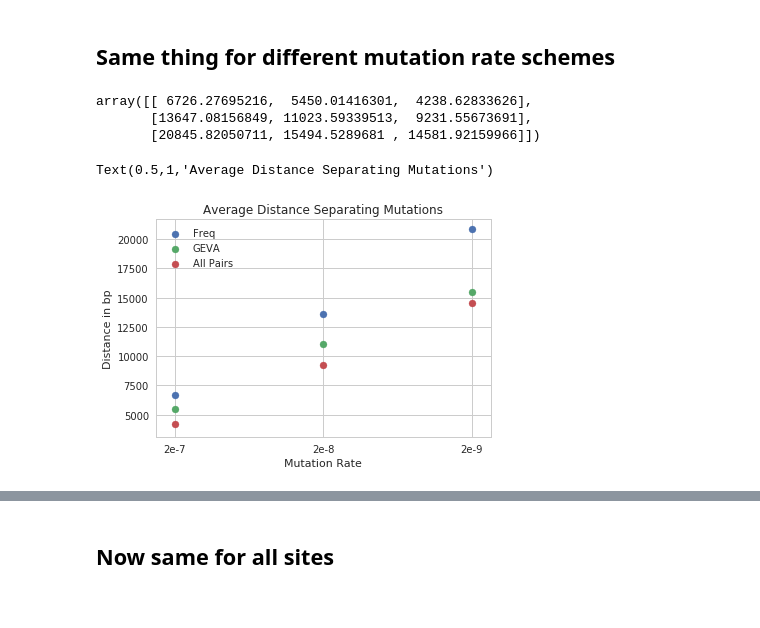
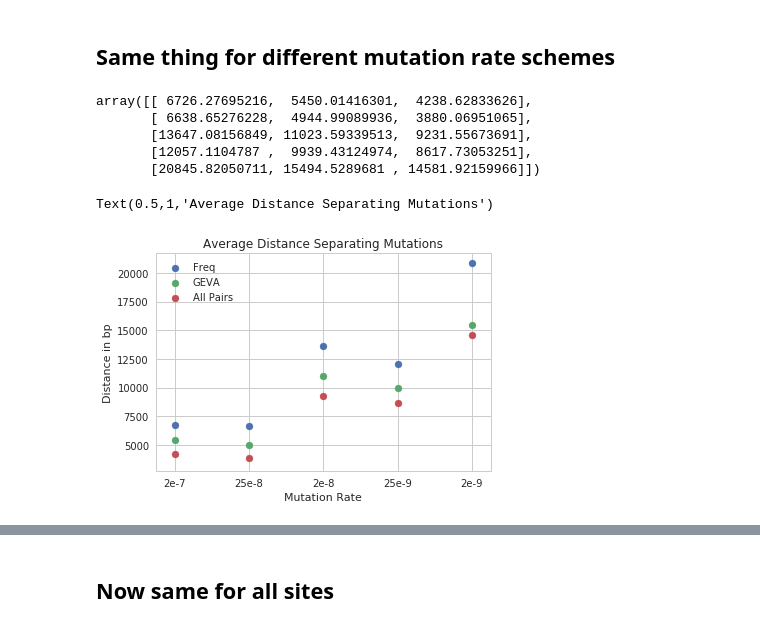
Before and after one commit to awohns/relative-allele-age, a Jupyter notebook: plots/plot_figures.ipynb, the cells around one changed output, grey strips where cells are left out. Drawn from its saved outputs; the diff is of its cells as text; code cells hidden in the pictures.

```diff
--- a/plots/plot_figures.ipynb
+++ b/plots/plot_figures.ipynb
@@ -26,8 +38,16 @@ sample_1000_length_5e4_mut_2e9=pd.read_csv("../data/sample1000_length5e4_mutrate
 
 #variable mut rates with all distances between pairs
 sample_1000_length_5e4_mut_2e7_incl_all_distances=pd.read_csv("/home/wilderwohns/relative_allele_age/data/sample1000_length5e4_mut_2e7_incl_all_distances/summary_stats",header=None)
+sample_1000_length_5e4_mut_25e8_incl_all_distances=pd.read_csv("/home/wilderwohns/relative_allele_age/data/sample1000_length5e4_mutrate_25e8/summary_stats",header=None)
 sample_1000_length_5e4_mut_2e8_incl_all_distances=pd.read_csv("/home/wilderwohns/relative_allele_age/data/sample1000_length5e4_mut_2e8_incl_all_distances/summary_stats",header=None)
+sample_1000_length_5e4_mut_25e9_incl_all_distances=pd.read_csv("/home/wilderwohns/relative_allele_age/data/sample1000_length5e4_mutrate_25e9/summary_stats",header=None)
 sample_1000_length_5e4_mut_2e9_incl_all_distances=pd.read_csv("/home/wilderwohns/relative_allele_age/data/sample1000_length5e4_mut_2e9_incl_all_distances/summary_stats",header=None)
+
+sample_1000_length_1e5_mut_2e7_incl_all_distances=pd.read_csv("/home/wilderwohns/relative_allele_age/data/sample1000_length1e5_mut_2e7_incl_all_distances/summary_stats",header=None)
+sample_1000_length_1e5_mut_25e8=pd.read_csv("/home/wilderwohns/relative_allele_age/data/sample1000_length1e5_mutrate_25e8/summary_stats",header=None)
+sample_1000_length_1e5_mut_2e8_incl_all_distances=pd.read_csv('/home/wilderwohns/relative_allele_age/data/sample1000_length1e5_mut_2e8_incl_all_distances/summary_stats',header=None)
+sample_1000_length_1e5_mut_25e9=pd.read_csv("/home/wilderwohns/relative_allele_age/data/sample1000_length1e5_mutrate_25e9/summary_stats",header=None)
+sample_1000_length_1e5_mut_2e9_incl_all_distances=pd.read_csv('/home/wilderwohns/relative_allele_age/data/sample1000_length1e5_mut_2e9_incl_all_distances/summary_stats',header=None)
 # %% [markdown]
 # Accuracy of Frequency vs. GEVA
 # %%
@@ -302,13 +351,23 @@ Text(0.5,1,'Average Distance Separating Mutations: Length 5e4')
 # %% [markdown]
 ## Same thing for different mutation rate schemes
 # %%
-sample_1000_length_5e4_mut_rates=np.zeros((3,3))
+sample_1000_length_5e4_mut_rates=np.zeros((5,3))
 sample_1000_length_5e4_mut_rates[0,0]=sample_1000_length_5e4_mut_2e7.mean(0)[6]
 sample_1000_length_5e4_mut_rates[0,1]=sample_1000_length_5e4_mut_2e7.mean(0)[7]
 sample_1000_length_5e4_mut_rates[0,2]=sample_1000_length_5e4_mut_2e7.mean(0)[8]
-sample_1000_length_5e4_mut_rates[1,0]=sample_1000_length_5e4_mut_2e8.mean(0)[6]
-sample_1000_length_5e4_mut_rates[1,1]=sample_1000_length_5e4_mut_2e8.mean(0)[7]
-sample_1000_length_5e4_mut_rates[1,2]=sample_1000_length_5e4_mut_2e8.mean(0)[8]
-sample_1000_length_5e4_mut_rates[2,0]=sample_1000_length_5e4_mut_2e9.mean(0)[6]
-sample_1000_length_5e4_mut_rates[2,1]=sample_1000_length_5e4_mut_2e9.mean(0)[7]
-sample_1000_length_5e4_mut_rates[2,2]=sample_1000_length_5e4_mut_2e9.mean(0)[8]
+
+sample_1000_length_5e4_mut_rates[1,0]=sample_1000_length_5e4_mut_25e8_incl_all_distances.mean(0)[6]
+sample_1000_length_5e4_mut_rates[1,1]=sample_1000_length_5e4_mut_25e8_incl_all_distances.mean(0)[7]
+sample_1000_length_5e4_mut_rates[1,2]=sample_1000_length_5e4_mut_25e8_incl_all_distances.mean(0)[8]
+
+sample_1000_length_5e4_mut_rates[2,0]=sample_1000_length_5e4_mut_2e8.mean(0)[6]
+sample_1000_length_5e4_mut_rates[2,1]=sample_1000_length_5e4_mut_2e8.mean(0)[7]
+sample_1000_length_5e4_mut_rates[2,2]=sample_1000_length_5e4_mut_2e8.mean(0)[8]
+
+sample_1000_length_5e4_mut_rates[3,0]=sample_1000_length_5e4_mut_25e9_incl_all_distances.mean(0)[6]
+sample_1000_length_5e4_mut_rates[3,1]=sample_1000_length_5e4_mut_25e9_incl_all_distances.mean(0)[7]
+sample_1000_length_5e4_mut_rates[3,2]=sample_1000_length_5e4_mut_25e9_incl_all_distances.mean(0)[8]
+
+sample_1000_length_5e4_mut_rates[4,0]=sample_1000_length_5e4_mut_2e9.mean(0)[6]
+sample_1000_length_5e4_mut_rates[4,1]=sample_1000_length_5e4_mut_2e9.mean(0)[7]
+sample_1000_length_5e4_mut_rates[4,2]=sample_1000_length_5e4_mut_2e9.mean(0)[8]
@@ -316,18 +396,20 @@ sample_1000_length_5e4_mut_rates[2,2]=sample_1000_length_5e4_mut_2e9.mean(0)[8]
 sample_1000_length_5e4_mut_rates
 # %% [output]
 array([[ 6726.27695216,  5450.01416301,  4238.62833626],
+       [ 6638.65276228,  4944.99089936,  3880.06951065],
        [13647.08156849, 11023.59339513,  9231.55673691],
+       [12057.1104787 ,  9939.43124974,  8617.73053251],
        [20845.82050711, 15494.5289681 , 14581.92159966]])
 # %%
-plt.scatter([0,1,2],sample_1000_length_5e4_mut_rates[:,0],label="Freq")
-plt.scatter([0,1,2],sample_1000_length_5e4_mut_rates[:,1],label="GEVA")
-plt.scatter([0,1,2],sample_1000_length_5e4_mut_rates[:,2],label="All Pairs")
+plt.scatter([0,1,2,3,4],sample_1000_length_5e4_mut_rates[:,0],label="Freq")
+plt.scatter([0,1,2,3,4],sample_1000_length_5e4_mut_rates[:,1],label="GEVA")
+plt.scatter([0,1,2,3,4],sample_1000_length_5e4_mut_rates[:,2],label="All Pairs")
 
-plt.xticks([0,1,2], ('2e-7', '2e-8','2e-9'))
+plt.xticks([0,1,2,3,4], ('2e-7','25e-8','2e-8','25e-9','2e-9'))
 plt.xlabel("Mutation Rate")
 plt.ylabel("Distance in bp")
 plt.legend()
 plt.title("Average Distance Separating Mutations")
 # %% [output]
 Text(0.5,1,'Average Distance Separating Mutations')
-[figure, old version]
+[figure, new version]
```
Also changed, not shown: parts of 21 cells of this notebook, 52 other files.
